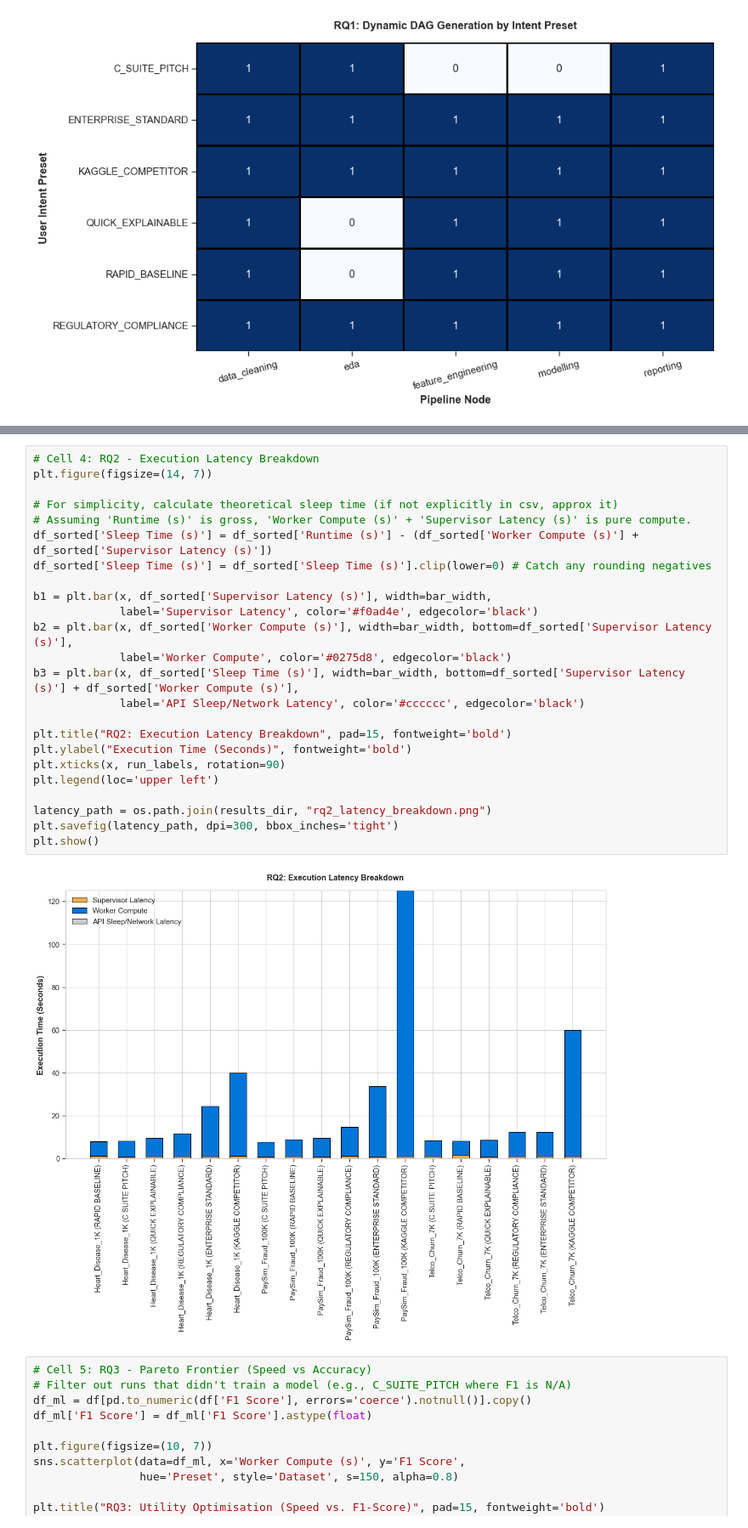
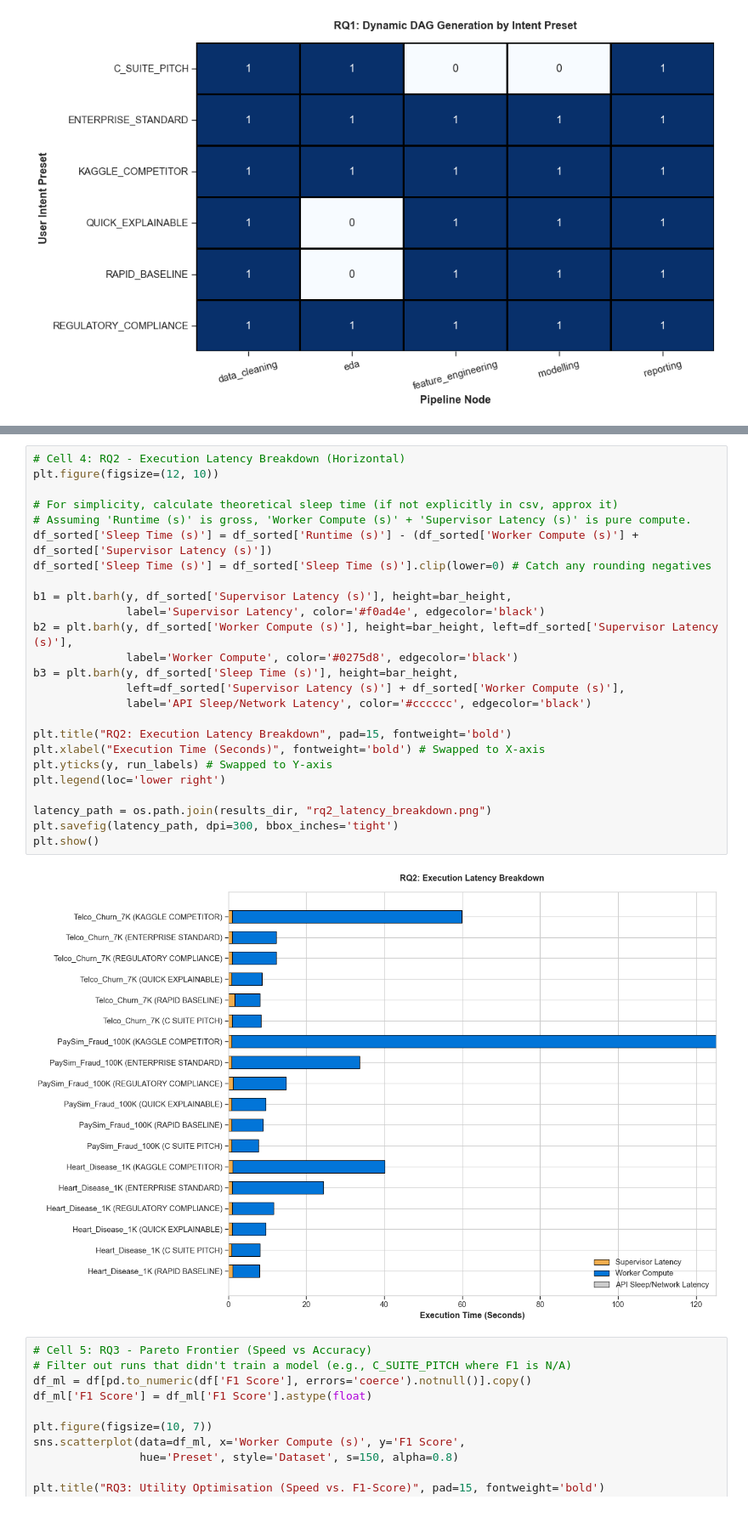
Before and after one commit to RishavChanda25/agentic-data-science-workflow, a Jupyter notebook: notebooks/plot_generator.ipynb, the cells around one changed output, grey strips where cells are left out. Shown at 85% size. Saved outputs shown, nothing was run; the diff lists cells and outputs as text.

```diff
--- a/notebooks/plot_generator.ipynb
+++ b/notebooks/plot_generator.ipynb
@@ -84,29 +86,30 @@ plt.show()
 # %%
-# Cell 4: RQ2 - Execution Latency Breakdown
-plt.figure(figsize=(14, 7))
+# Cell 4: RQ2 - Execution Latency Breakdown (Horizontal)
+plt.figure(figsize=(12, 10))
 
 # For simplicity, calculate theoretical sleep time (if not explicitly in csv, approx it)
 # Assuming 'Runtime (s)' is gross, 'Worker Compute (s)' + 'Supervisor Latency (s)' is pure compute.
 df_sorted['Sleep Time (s)'] = df_sorted['Runtime (s)'] - (df_sorted['Worker Compute (s)'] + df_sorted['Supervisor Latency (s)'])
 df_sorted['Sleep Time (s)'] = df_sorted['Sleep Time (s)'].clip(lower=0) # Catch any rounding negatives
 
-b1 = plt.bar(x, df_sorted['Supervisor Latency (s)'], width=bar_width,
-             label='Supervisor Latency', color='#f0ad4e', edgecolor='black')
-b2 = plt.bar(x, df_sorted['Worker Compute (s)'], width=bar_width, bottom=df_sorted['Supervisor Latency (s)'],
-             label='Worker Compute', color='#0275d8', edgecolor='black')
-b3 = plt.bar(x, df_sorted['Sleep Time (s)'], width=bar_width, bottom=df_sorted['Supervisor Latency (s)'] + df_sorted['Worker Compute (s)'],
-             label='API Sleep/Network Latency', color='#cccccc', edgecolor='black')
+b1 = plt.barh(y, df_sorted['Supervisor Latency (s)'], height=bar_height,
+              label='Supervisor Latency', color='#f0ad4e', edgecolor='black')
+b2 = plt.barh(y, df_sorted['Worker Compute (s)'], height=bar_height, left=df_sorted['Supervisor Latency (s)'],
+              label='Worker Compute', color='#0275d8', edgecolor='black')
+b3 = plt.barh(y, df_sorted['Sleep Time (s)'], height=bar_height,
+              left=df_sorted['Supervisor Latency (s)'] + df_sorted['Worker Compute (s)'],
+              label='API Sleep/Network Latency', color='#cccccc', edgecolor='black')
 
 plt.title("RQ2: Execution Latency Breakdown", pad=15, fontweight='bold')
-plt.ylabel("Execution Time (Seconds)", fontweight='bold')
-plt.xticks(x, run_labels, rotation=90)
-plt.legend(loc='upper left')
+plt.xlabel("Execution Time (Seconds)", fontweight='bold') # Swapped to X-axis
+plt.yticks(y, run_labels) # Swapped to Y-axis
+plt.legend(loc='lower right')
 
 latency_path = os.path.join(results_dir, "rq2_latency_breakdown.png")
 plt.savefig(latency_path, dpi=300, bbox_inches='tight')
 plt.show()
 # %% [output]
-[figure, old version]
+[figure, new version]
 # %%
 # Cell 5: RQ3 - Pareto Frontier (Speed vs Accuracy)
 # Filter out runs that didn't train a model (e.g., C_SUITE_PITCH where F1 is N/A)
```
Also changed, not shown: parts of 2 cells of this notebook, 4 other files.
